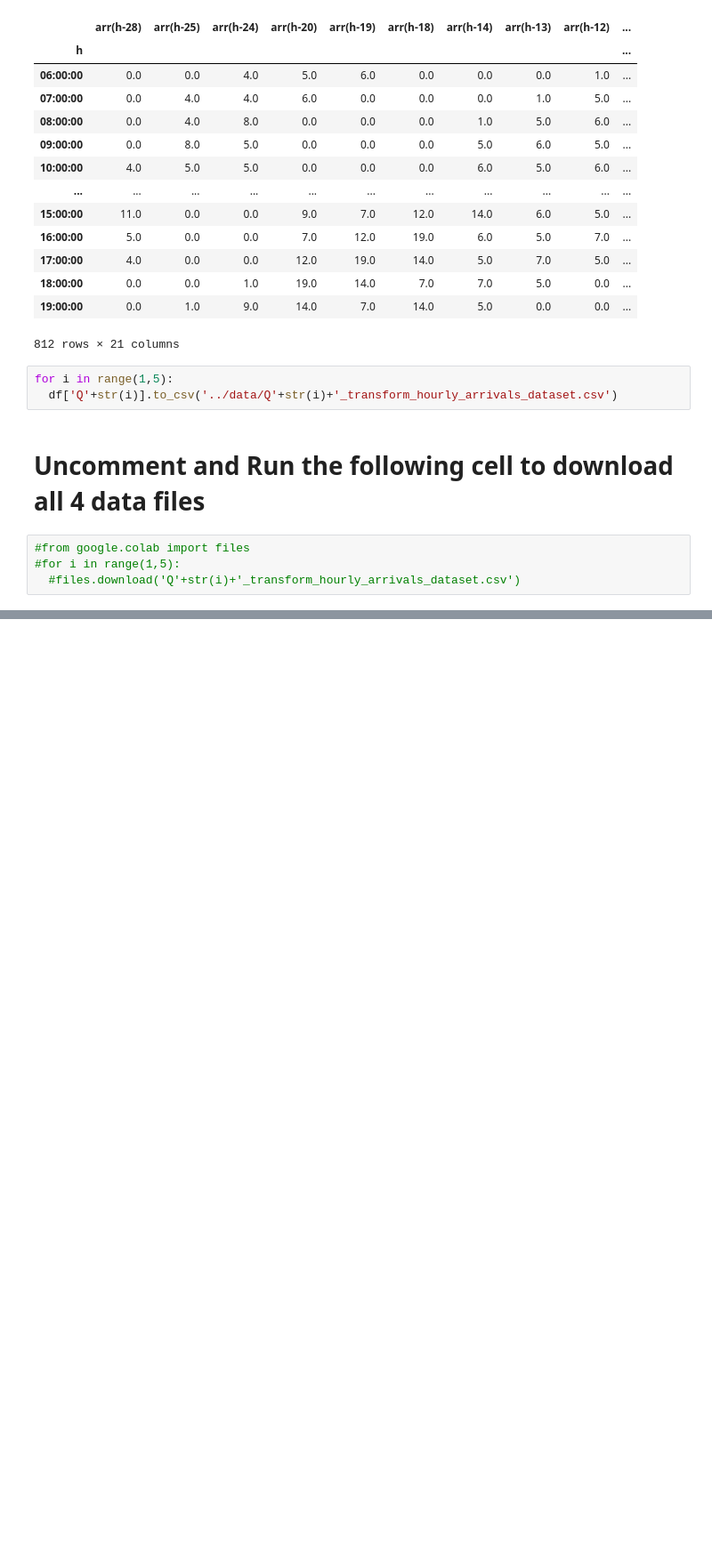
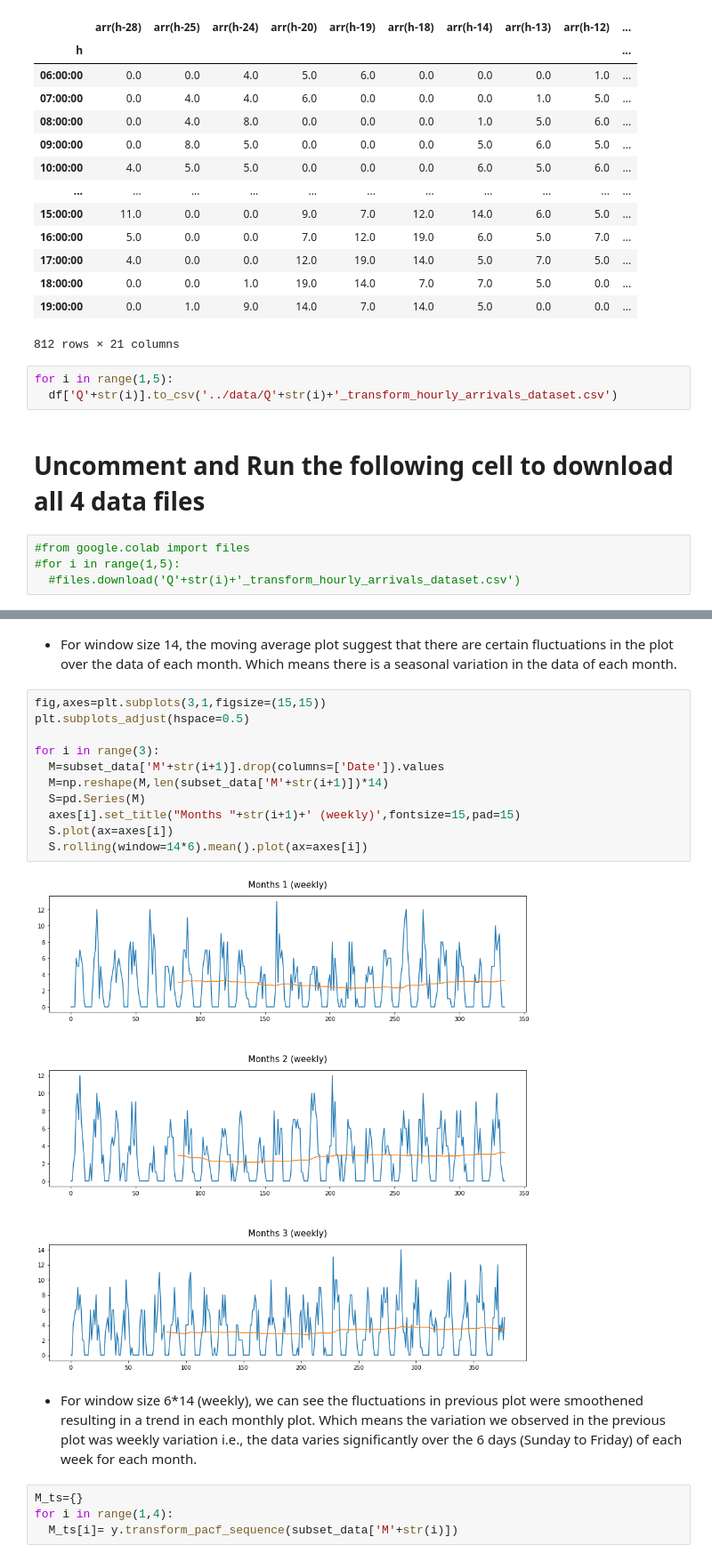
Before and after one commit to rajivsam/cmi_count_data_modeling, a Jupyter notebook: notebooks/arrivals_EDA.ipynb, the cells around one changed output, grey strips where cells are left out. Shown at 89% size. Saved outputs shown, nothing was run; the diff lists cells and outputs as text; blank space fills up the shorter version.

```diff
--- a/notebooks/arrivals_EDA.ipynb
+++ b/notebooks/arrivals_EDA.ipynb
@@ -343,0 +450,21 @@ for i in range(1,5):
+# %% [markdown]
+- For window size 14, the moving average plot suggest that there are certain fluctuations in the plot over the data of each month. Which means there is a seasonal variation in the data of each month.
+# %%
+fig,axes=plt.subplots(3,1,figsize=(15,15))
+plt.subplots_adjust(hspace=0.5)
+
+for i in range(3):
+  M=subset_data['M'+str(i+1)].drop(columns=['Date']).values
+  M=np.reshape(M,len(subset_data['M'+str(i+1)])*14)
+  S=pd.Series(M)
+  axes[i].set_title("Months "+str(i+1)+' (weekly)',fontsize=15,pad=15)
+  S.plot(ax=axes[i])
+  S.rolling(window=14*6).mean().plot(ax=axes[i])
+# %% [output]
+[figure, added]
+# %% [markdown]
+- For window size 6*14 (weekly), we can see the fluctuations in previous plot were smoothened resulting in a trend in each monthly plot. Which means the variation we observed in the previous plot was weekly variation i.e., the data varies significantly over the 6 days (Sunday to Friday) of each week for each month.
+# %%
+M_ts={}
+for i in range(1,4):
+  M_ts[i]= y.transform_pacf_sequence(subset_data['M'+str(i)])
```
Also changed, not shown: parts of 26 cells of this notebook.
